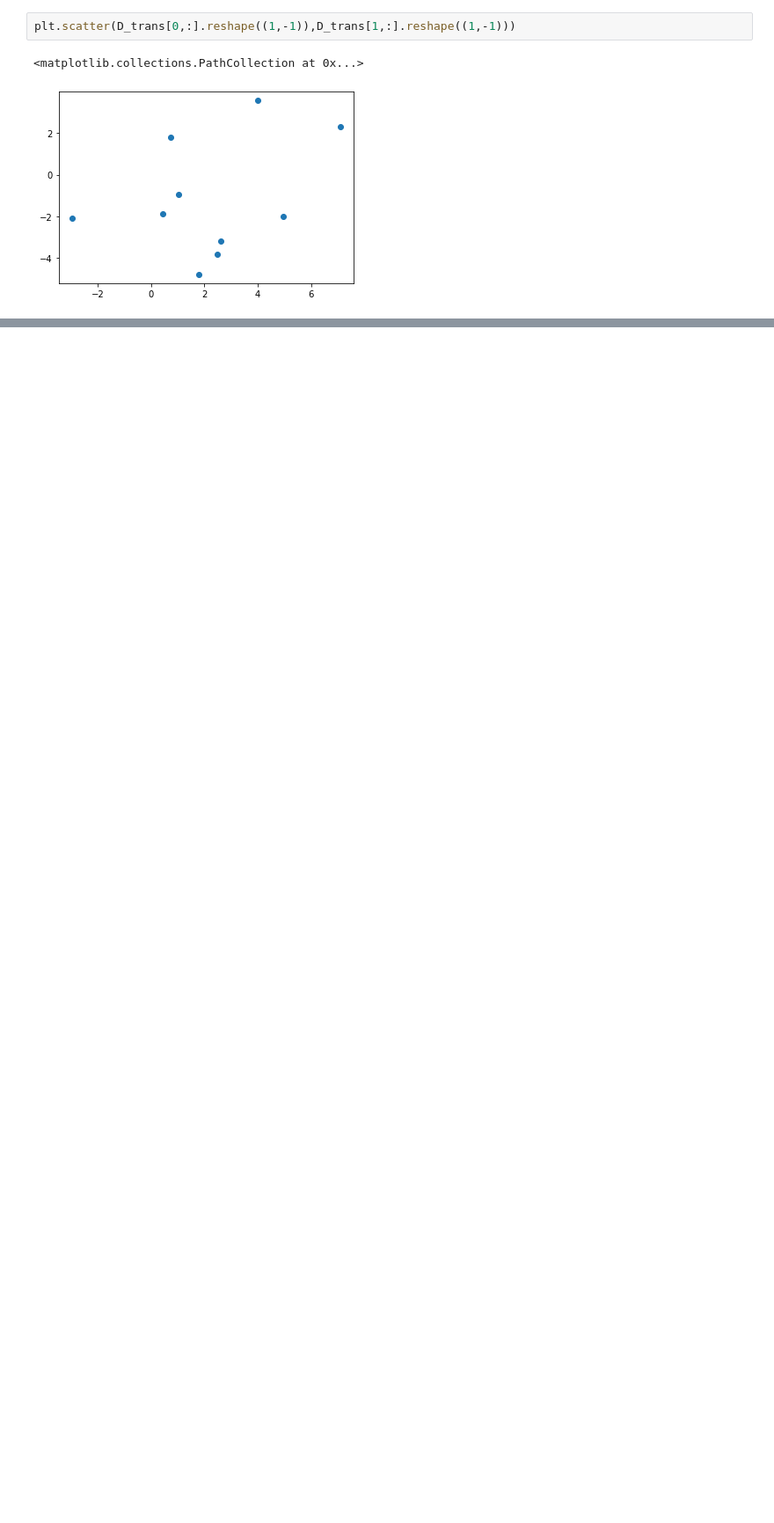
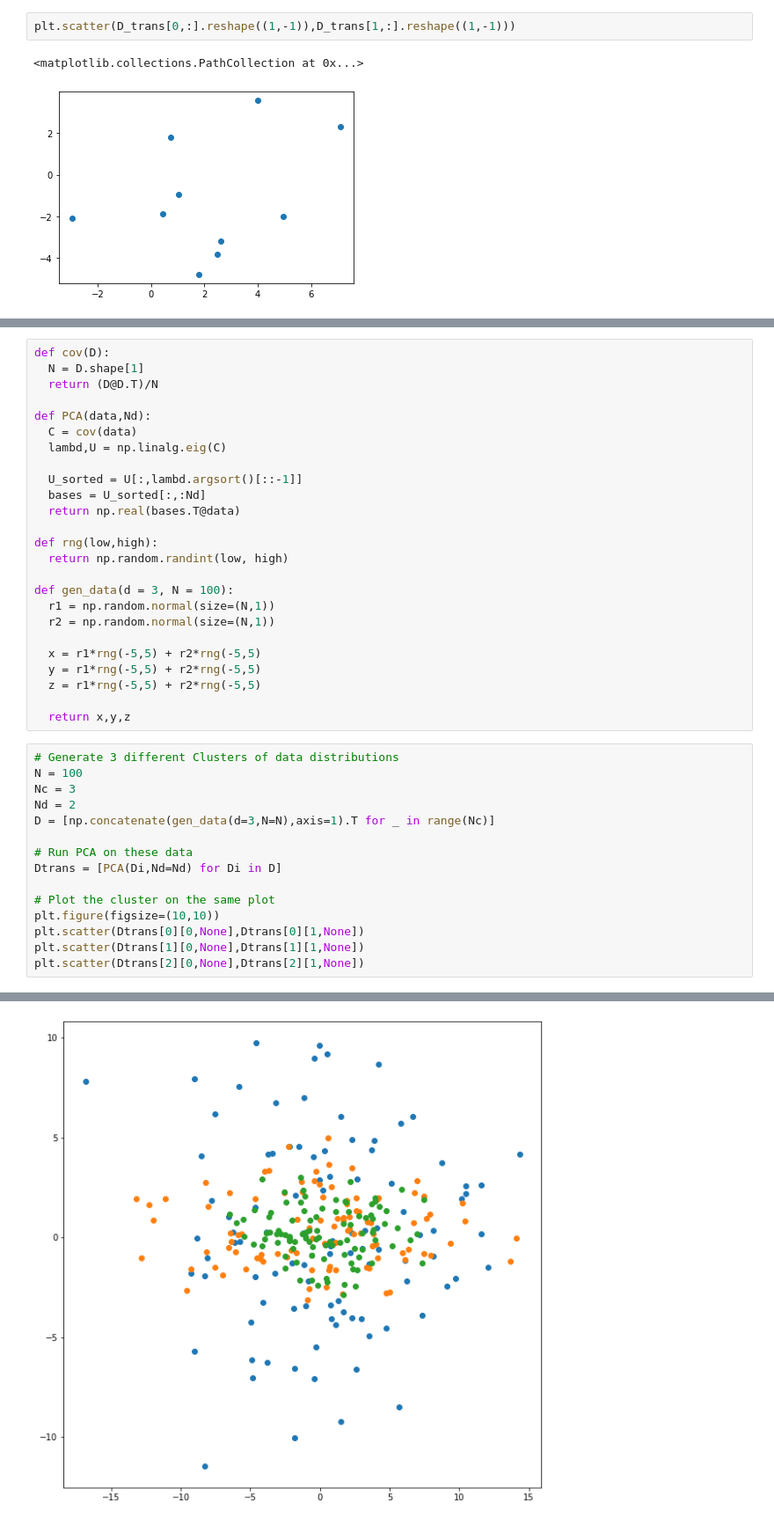
Before and after one commit to masa512/PCA, a Jupyter notebook: pca.ipynb, the cells around one changed output, grey strips where cells are left out. Shown at 88% size. Saved outputs shown, nothing was run; the diff lists cells and outputs as text; blank space fills up the shorter version.

```diff
--- a/pca.ipynb
+++ b/pca.ipynb
@@ -119,0 +122,41 @@ plt.scatter(D_trans[0,:].reshape((1,-1)),D_trans[1,:].reshape((1,-1)))
+# %%
+def cov(D):
+  N = D.shape[1]
+  return (D@D.T)/N
+
+def PCA(data,Nd):
+  C = cov(data)
+  lambd,U = np.linalg.eig(C)
+
+  U_sorted = U[:,lambd.argsort()[::-1]]
+  bases = U_sorted[:,:Nd]
+  return np.real(bases.T@data)
+
+def rng(low,high):
+  return np.random.randint(low, high)
+
+def gen_data(d = 3, N = 100):
+  r1 = np.random.normal(size=(N,1))
+  r2 = np.random.normal(size=(N,1))
+
+  x = r1*rng(-5,5) + r2*rng(-5,5)
+  y = r1*rng(-5,5) + r2*rng(-5,5)
+  z = r1*rng(-5,5) + r2*rng(-5,5)
+
+  return x,y,z
+# %%
+# Generate 3 different Clusters of data distributions
+N = 100
+Nc = 3
+Nd = 2
+D = [np.concatenate(gen_data(d=3,N=N),axis=1).T for _ in range(Nc)]
+
+# Run PCA on these data
+Dtrans = [PCA(Di,Nd=Nd) for Di in D]
+
+# Plot the cluster on the same plot
+plt.figure(figsize=(10,10))
+plt.scatter(Dtrans[0][0,None],Dtrans[0][1,None])
+plt.scatter(Dtrans[1][0,None],Dtrans[1][1,None])
+plt.scatter(Dtrans[2][0,None],Dtrans[2][1,None])
+# %% [output]
@@ -119,0 +164 @@ plt.scatter(D_trans[0,:].reshape((1,-1)),D_trans[1,:].reshape((1,-1)))
+[figure, added]
```
Also changed, not shown: parts of 3 cells of this notebook.
